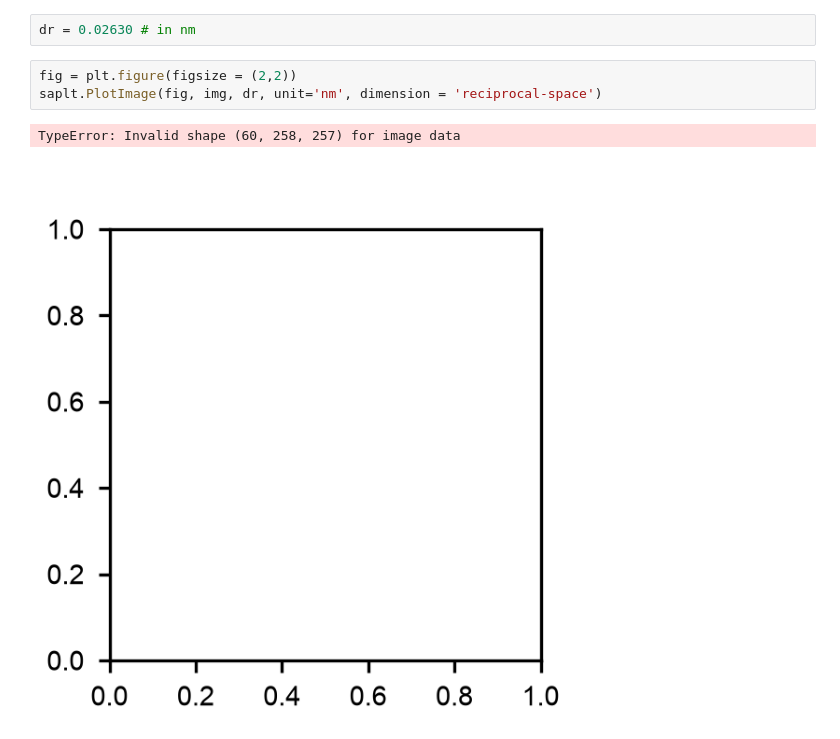
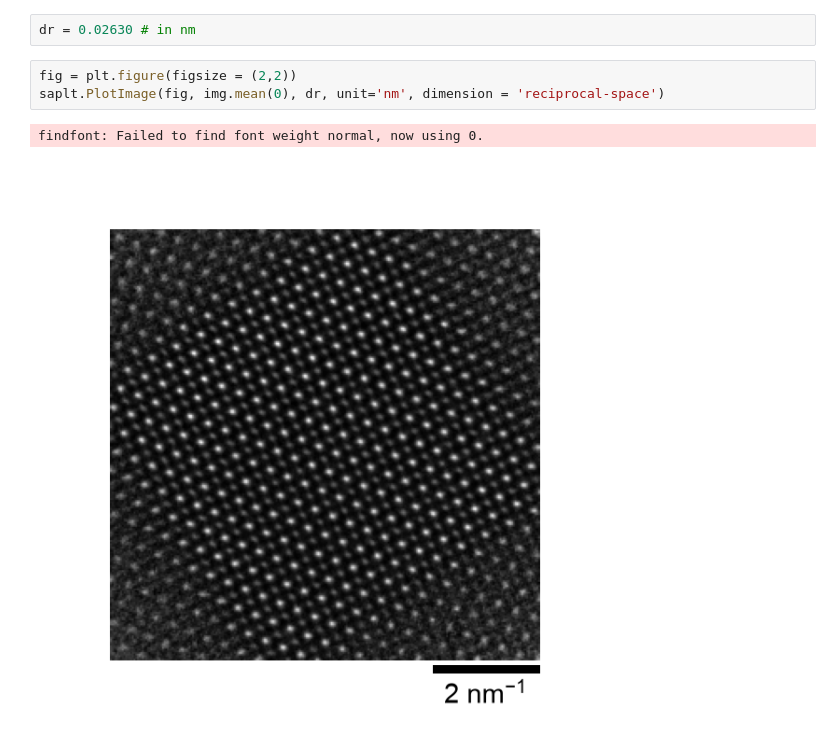
Before and after one commit to Shephardnihy/stem_analysis, a Jupyter notebook: dev/plot.ipynb, the cells around one changed output. Saved outputs shown, nothing was run; the diff lists cells and outputs as text.

Commit message:
enhance plot

```diff
--- a/dev/plot.ipynb
+++ b/dev/plot.ipynb
@@ -19,10 +19,10 @@ img.shape
 dr = 0.02630 # in nm
 # %%
 fig = plt.figure(figsize = (2,2))
-saplt.PlotImage(fig, img, dr, unit='nm', dimension = 'reciprocal-space')
+saplt.PlotImage(fig, img.mean(0), dr, unit='nm', dimension = 'reciprocal-space')
 # %% [output]
-TypeError: Invalid shape (60, 258, 257) for image data
+findfont: Failed to find font weight normal, now using 0.
-[figure, old version]
+[figure, new version]
 # %%
 saplt.SliceViewer(img)
 # %% [output]
```
Also changed, not shown: parts of 12 cells of this notebook, 1 other file.
